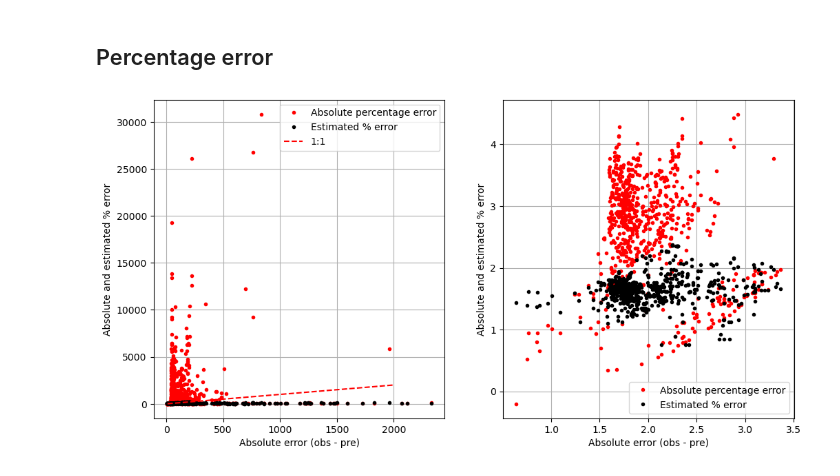
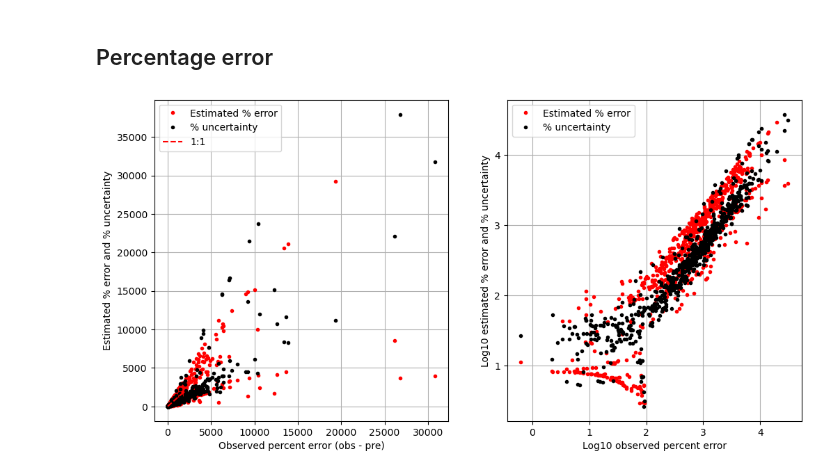
Before and after one commit to WHONDRS-Hub/ICON-ModEx_Open_Manuscript, a Jupyter notebook: fig-errors/error_analysis.ipynb, the cells around one changed output. Cells and saved outputs as stored; diff of their text form; code cells hidden in the pictures.

Commit message:
Add correlation between estimated error and ensemble uncertainty
and also corrected a bug in the percentage error plots.

```diff
--- a/fig-errors/error_analysis.ipynb
+++ b/fig-errors/error_analysis.ipynb
@@ -54,7 +62,7 @@ ax.plot(true_error,uncert_in_prediction,'k.')
 ax.plot(np.log10([10,2000]),np.log10([10,2000]),'r--')
 
 ax.set_xlabel('log10 of absolute error (observations - predictions)')
-ax.set_ylabel('log10 of absolute error estimate')
+ax.set_ylabel('log10 of absolute error estimate  or uncertainty')
 
 ax.legend(['Estimate from magnitude of predictions','Uncertainty in ensemble of SuperLearners','1:1'])
 ax.grid()
@@ -93,7 +101,7 @@ ax2.plot(np.log10([10,2000]),np.log10([10,2000]),'r--')
 
 ax2.grid()
 ax2.set_xlabel('log10 of respiration rate, observations or predictions')
-ax2.set_ylabel('log10 of absolute error estimate')
+ax2.set_ylabel('log10 of absolute error estimate or uncertainty')
 ax2.legend(
     ['Obs RR vs. true error',
      'Obs RR vs. ensemble uncertainty',
@@ -121,3 +129,12 @@ ax2.legend(
 1. The ensemble spread is a good estimate of the true/observed error, but it is biased slightly low.
 2. Because the true error is related to the magnitude of the predictions (due to the mathematical construction of the true error), the uncertainty in the ensemble spread also tracks the magnitude of the predictions closely.
 3. It is not a surpise, then, that the CONUS maps of predictions and error exhibit broadly the same spatial patterns.
+# %%
+# Verify that predicted (SuperLearner estimated) error correlates with SuperLearner ensemble spread
+fig, ax = plt.subplots(figsize=(12,6))
+
+# Log10-Log10 plot
+ax.plot(avg_est_error,uncert_in_prediction,'k.')
+
+# Original units plot
+#ax.plot(all_merge['mean.error'],all_merge['Normalized_Respiration_Rate_mg_DO_per_H_per_L_sediment'],'k.')
@@ -281,42 +325,45 @@ ax2.legend(
 # %%
 # Plot the observed errors versus the other two metrics
 # on a log10(abs()) basis
 fig, [ax,ax2] = plt.subplots(1,2,figsize=(12,6))
 
 # True error
 true_error = np.abs(all_merge['Normalized_Respiration_Rate_mg_DO_per_H_per_L_sediment_obs'] - all_merge['Normalized_Respiration_Rate_mg_DO_per_H_per_L_sediment_pre_avg'])
 
 # Percent error
 true_percent_error = 100.0*np.abs(
     (all_merge['Normalized_Respiration_Rate_mg_DO_per_H_per_L_sediment_obs'] - all_merge['Normalized_Respiration_Rate_mg_DO_per_H_per_L_sediment_pre_avg'])/all_merge['Normalized_Respiration_Rate_mg_DO_per_H_per_L_sediment_obs']
 )
 
+# Avg estimated percentage error
+avg_est_percent_error = 100.0*(np.abs(all_merge['mean.error']/all_merge['Normalized_Respiration_Rate_mg_DO_per_H_per_L_sediment_obs']))
+
 # This was a unique field in the merge operation
 # above and so it doesn't get the _pre_std suffix
-percent_uncert_in_prediction = 100.0*np.abs(all_merge['Normalized_Respiration_Rate_mg_DO_per_H_per_L_sediment']/all_merge['Normalized_Respiration_Rate_mg_DO_per_H_per_L_sediment_pre_avg'])
+percent_uncert_in_prediction = 100.0*np.abs(all_merge['Normalized_Respiration_Rate_mg_DO_per_H_per_L_sediment']/all_merge['Normalized_Respiration_Rate_mg_DO_per_H_per_L_sediment_obs'])
 
-ax.plot(true_error,true_percent_error,'r.')
-ax.plot(true_error,percent_uncert_in_prediction,'k.')
+ax.plot(true_percent_error,avg_est_percent_error,'r.')
+ax.plot(true_percent_error,percent_uncert_in_prediction,'k.')
 
 ax.plot([10,2000],[10,2000],'r--')
 
-ax.set_xlabel('Absolute error (obs - pre)')
-ax.set_ylabel('Absolute and estimated % error')
+ax.set_xlabel('Observed percent error (obs - pre)')
+ax.set_ylabel('Estimated % error and % uncertainty')
 
-ax.legend(['Absolute percentage error','Estimated % error','1:1'])
+ax.legend(['Estimated % error','% uncertainty','1:1'])
 ax.grid()
 
 #=========================================
 
-ax2.plot(np.log10(true_error),np.log10(true_percent_error),'r.')
-ax2.plot(np.log10(true_error),np.log10(percent_uncert_in_prediction),'k.')
+ax2.plot(np.log10(true_percent_error),np.log10(avg_est_percent_error),'r.')
+ax2.plot(np.log10(true_percent_error),np.log10(percent_uncert_in_prediction),'k.')
 
 #ax.plot([10,2000],[10,2000],'r--')
 
-ax2.set_xlabel('Absolute error (obs - pre)')
-ax2.set_ylabel('Absolute and estimated % error')
+ax2.set_xlabel('Log10 observed percent error')
+ax2.set_ylabel('Log10 estimated % error and % uncertainty')
 
-ax2.legend(['Absolute percentage error','Estimated % error','1:1'])
+ax2.legend(['Estimated % error','% uncertainty','1:1'])
 ax2.grid()
 # %% [output]
-[figure, old version]
+[figure, new version]
```
Also changed, not shown: parts of 5 cells of this notebook.
